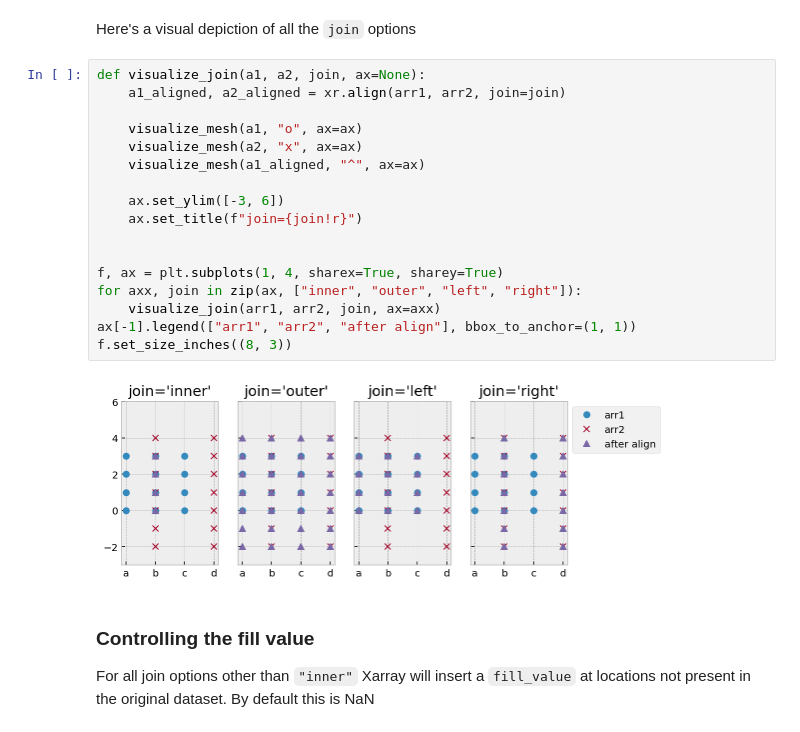
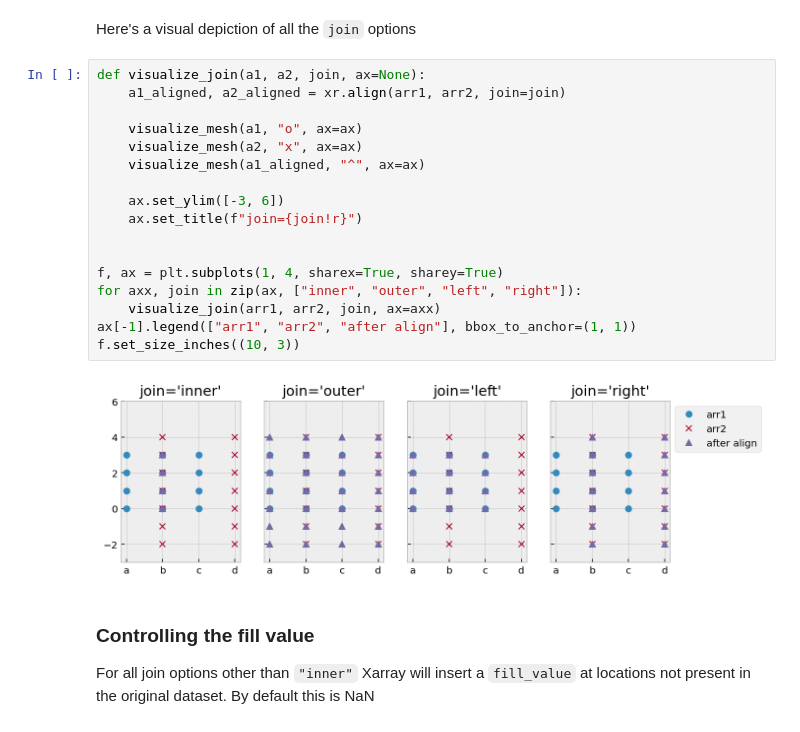
Before and after one commit to xarray-contrib/xarray-tutorial, a Jupyter notebook: fundamentals/02.3_aligning_data_objects.ipynb, the cells around one changed output. Cells and saved outputs as stored; diff of their text form.

```diff
--- a/fundamentals/02.3_aligning_data_objects.ipynb
+++ b/fundamentals/02.3_aligning_data_objects.ipynb
@@ -238,22 +238,22 @@ Here's a visual depiction of all the `join` options
 # %%
 def visualize_join(a1, a2, join, ax=None):
     a1_aligned, a2_aligned = xr.align(arr1, arr2, join=join)
 
     visualize_mesh(a1, "o", ax=ax)
     visualize_mesh(a2, "x", ax=ax)
     visualize_mesh(a1_aligned, "^", ax=ax)
 
     ax.set_ylim([-3, 6])
     ax.set_title(f"join={join!r}")
 
 
 f, ax = plt.subplots(1, 4, sharex=True, sharey=True)
 for axx, join in zip(ax, ["inner", "outer", "left", "right"]):
     visualize_join(arr1, arr2, join, ax=axx)
 ax[-1].legend(["arr1", "arr2", "after align"], bbox_to_anchor=(1, 1))
-f.set_size_inches((8, 3))
+f.set_size_inches((10, 3))
 # %% [output]
-[figure, old version]
+[figure, new version]
 # %% [markdown]
 ### Controlling the fill value
 
```
Also changed, not shown: parts of 2 cells of this notebook.
